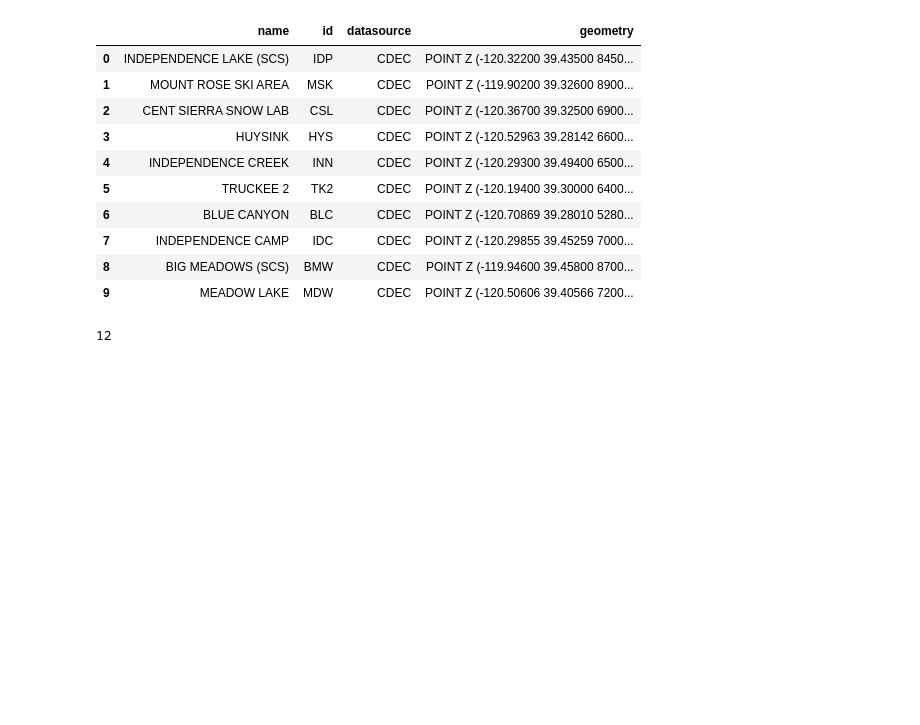
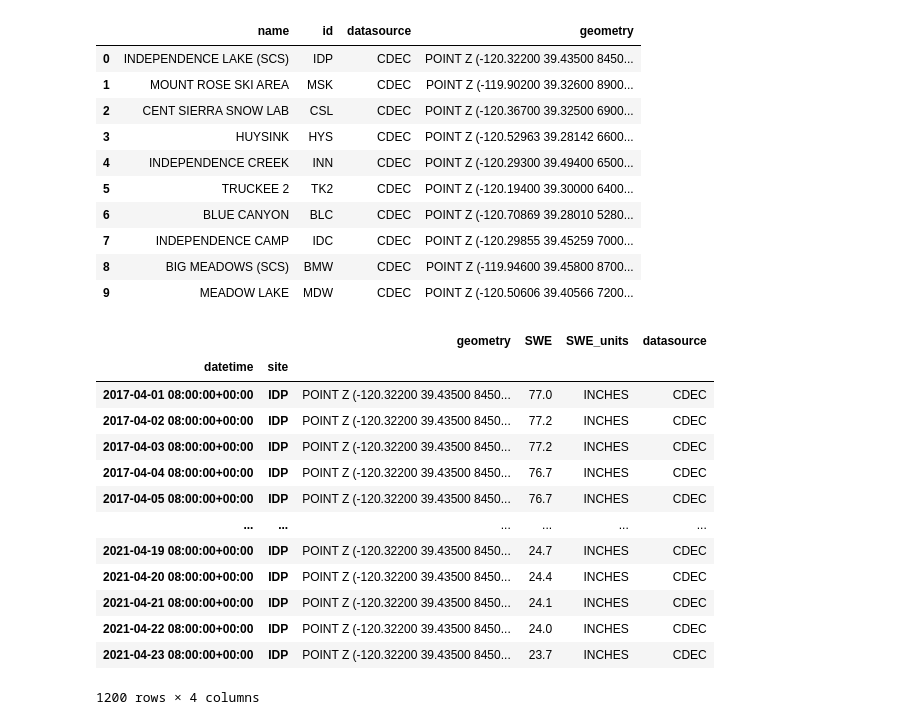
Before and after one commit to bair-climate-initiative/multiearth, a Jupyter notebook: metloom_snotel_geometry.ipynb, the cells around one changed output. Cells and saved outputs as stored; diff of their text form; code cells hidden in the pictures; blank space fills up the shorter version.

```diff
--- a/metloom_snotel_geometry.ipynb
+++ b/metloom_snotel_geometry.ipynb
@@ -140,4 +134,17 @@ met = cdec._get_all_metadata()
-# %%
-len(met)
-# %% [output]
-12
+# %%
+snow._assets['CDEC'][0]
+# %% [output]
+|  |  | geometry | SWE | SWE_units | datasource |
+| datetime | site |  |  |  |  |
+| 2017-04-01 08:00:00+00:00 | IDP | POINT Z (-120.32200 39.43500 8450... | 77.0 | INCHES | CDEC |
+| 2017-04-02 08:00:00+00:00 | IDP | POINT Z (-120.32200 39.43500 8450... | 77.2 | INCHES | CDEC |
+| 2017-04-03 08:00:00+00:00 | IDP | POINT Z (-120.32200 39.43500 8450... | 77.2 | INCHES | CDEC |
+| 2017-04-04 08:00:00+00:00 | IDP | POINT Z (-120.32200 39.43500 8450... | 76.7 | INCHES | CDEC |
+| 2017-04-05 08:00:00+00:00 | IDP | POINT Z (-120.32200 39.43500 8450... | 76.7 | INCHES | CDEC |
+| ... | ... | ... | ... | ... | ... |
+| 2021-04-19 08:00:00+00:00 | IDP | POINT Z (-120.32200 39.43500 8450... | 24.7 | INCHES | CDEC |
+| 2021-04-20 08:00:00+00:00 | IDP | POINT Z (-120.32200 39.43500 8450... | 24.4 | INCHES | CDEC |
+| 2021-04-21 08:00:00+00:00 | IDP | POINT Z (-120.32200 39.43500 8450... | 24.1 | INCHES | CDEC |
+| 2021-04-22 08:00:00+00:00 | IDP | POINT Z (-120.32200 39.43500 8450... | 24.0 | INCHES | CDEC |
+| 2021-04-23 08:00:00+00:00 | IDP | POINT Z (-120.32200 39.43500 8450... | 23.7 | INCHES | CDEC |
+1200 rows × 4 columns
```
Also changed, not shown: parts of 4 cells of this notebook, 1 other file.
